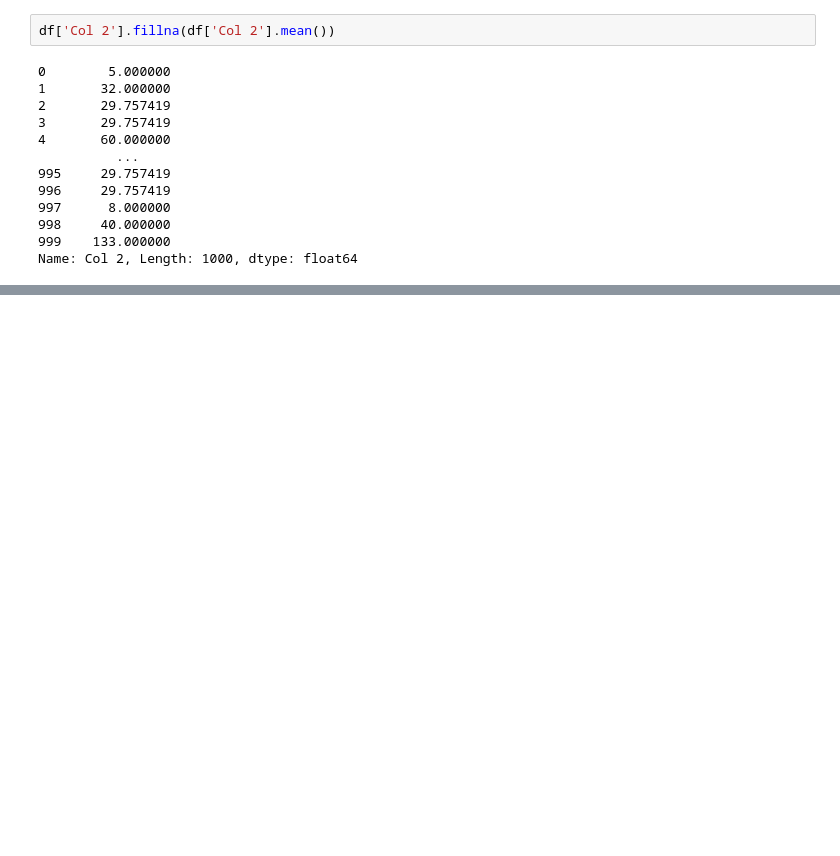
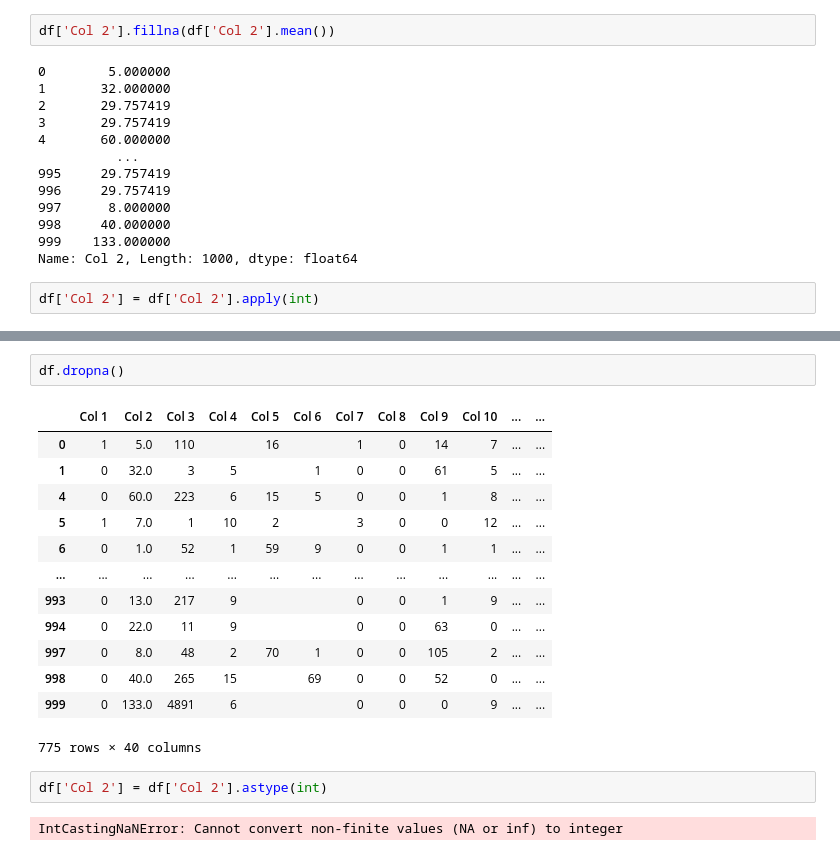
Before and after one commit to Somonnoy44/DSCI-project, a Jupyter notebook: Criteo Dataset Analysis-Copy1.ipynb, the cells around one changed output, grey strips where cells are left out. Saved outputs shown, nothing was run; the diff lists cells and outputs as text; blank space fills up the shorter version.

Commit message:
Working on changing the column type accordingly
Trying to change the column type of feature 2 and other Integer features.

```diff
--- a/Criteo Dataset Analysis-Copy1.ipynb
+++ b/Criteo Dataset Analysis-Copy1.ipynb
@@ -487,3 +520,5 @@ df['Col 2'].fillna(df['Col 2'].mean())
 998     40.000000
 999    133.000000
 Name: Col 2, Length: 1000, dtype: float64
+# %%
+df['Col 2'] = df['Col 2'].apply(int)
@@ -494,0 +529,20 @@ import matplotlib.pyplot as plt
+# %%
+df.dropna()
+# %% [output]
+|  | Col 1 | Col 2 | Col 3 | Col 4 | Col 5 | Col 6 | Col 7 | Col 8 | Col 9 | Col 10 | ... | ... |
+| 0 | 1 | 5.0 | 110 |  | 16 |  | 1 | 0 | 14 | 7 | ... | ... |
+| 1 | 0 | 32.0 | 3 | 5 |  | 1 | 0 | 0 | 61 | 5 | ... | ... |
+| 4 | 0 | 60.0 | 223 | 6 | 15 | 5 | 0 | 0 | 1 | 8 | ... | ... |
+| 5 | 1 | 7.0 | 1 | 10 | 2 |  | 3 | 0 | 0 | 12 | ... | ... |
+| 6 | 0 | 1.0 | 52 | 1 | 59 | 9 | 0 | 0 | 1 | 1 | ... | ... |
+| ... | ... | ... | ... | ... | ... | ... | ... | ... | ... | ... | ... | ... |
+| 993 | 0 | 13.0 | 217 | 9 |  |  | 0 | 0 | 1 | 9 | ... | ... |
+| 994 | 0 | 22.0 | 11 | 9 |  |  | 0 | 0 | 63 | 0 | ... | ... |
+| 997 | 0 | 8.0 | 48 | 2 | 70 | 1 | 0 | 0 | 105 | 2 | ... | ... |
+| 998 | 0 | 40.0 | 265 | 15 |  | 69 | 0 | 0 | 52 | 0 | ... | ... |
+| 999 | 0 | 133.0 | 4891 | 6 |  |  | 0 | 0 | 0 | 9 | ... | ... |
+775 rows × 40 columns
+# %%
+df['Col 2'] = df['Col 2'].astype(int)
+# %% [output]
+IntCastingNaNError: Cannot convert non-finite values (NA or inf) to integer
```
Also changed, not shown: parts of 9 cells of this notebook.
